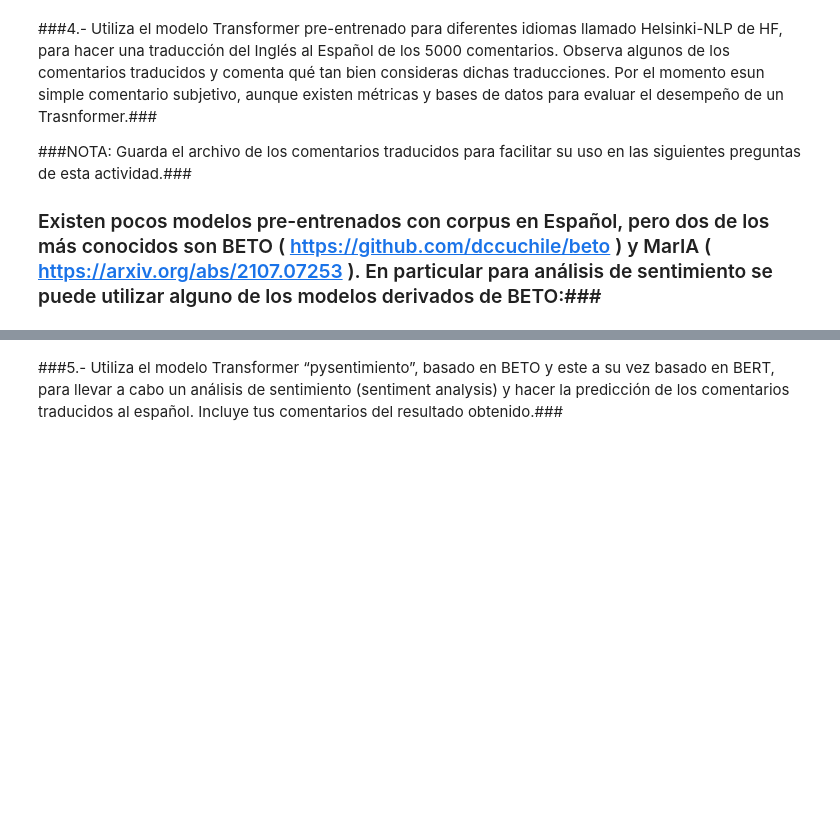
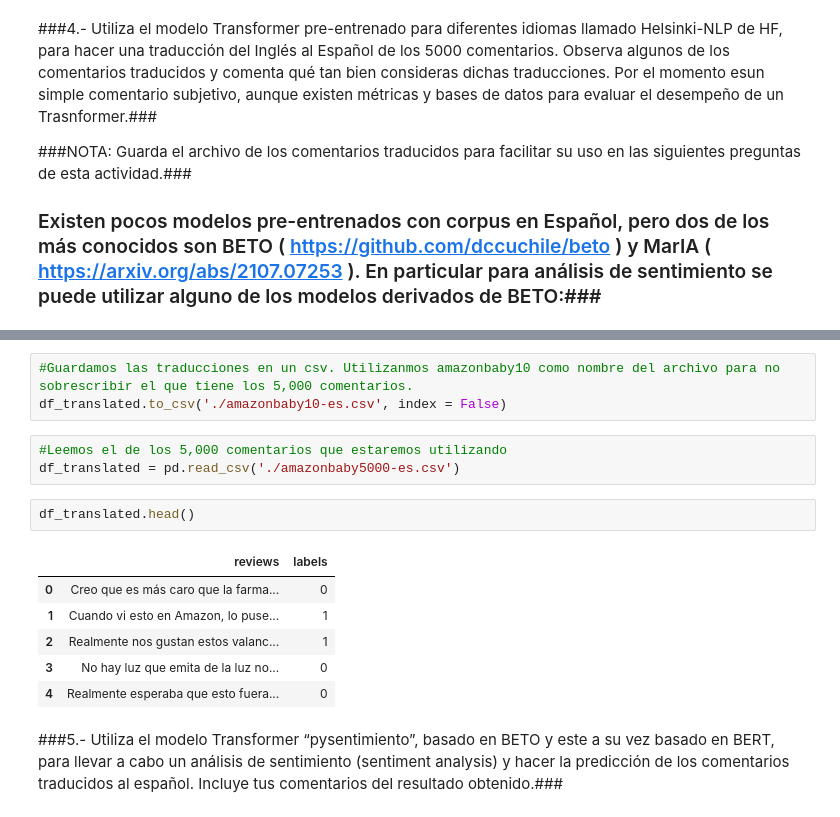
Before and after one commit to rafaeljosem/NLP, a Jupyter notebook: Semana 8/Equipo05_semana09.ipynb, the cells around one changed output, grey strips where cells are left out. Drawn from its saved outputs; the diff is of its cells as text; blank space fills up the shorter version.

```diff
--- a/Semana 8/Equipo05_semana09.ipynb
+++ b/Semana 8/Equipo05_semana09.ipynb
@@ -240,3 +288,18 @@ translations
+# %%
+#Guardamos las traducciones en un csv. Utilizanmos amazonbaby10 como nombre del archivo para no sobrescribir el que tiene los 5,000 comentarios.
+df_translated.to_csv('./amazonbaby10-es.csv', index = False)
+# %%
+#Leemos el de los 5,000 comentarios que estaremos utilizando
+df_translated = pd.read_csv('./amazonbaby5000-es.csv')
+# %%
+df_translated.head()
+# %% [output]
+|  | reviews | labels |
+| 0 | Creo que es más caro que la farma... | 0 |
+| 1 | Cuando vi esto en Amazon, lo puse... | 1 |
+| 2 | Realmente nos gustan estos valanc... | 1 |
+| 3 | No hay luz que emita de la luz no... | 0 |
+| 4 | Realmente esperaba que esto fuera... | 0 |
 # %% [markdown]
 ###5.- Utiliza el modelo Transformer “pysentimiento”, basado en BETO y este a su vez basado en BERT, para llevar a cabo un análisis de sentimiento (sentiment analysis) y hacer la predicción de los comentarios traducidos al español. Incluye tus comentarios del resultado obtenido.###
 # %%
```
Also changed, not shown: parts of 4 cells of this notebook, 1 other file.
